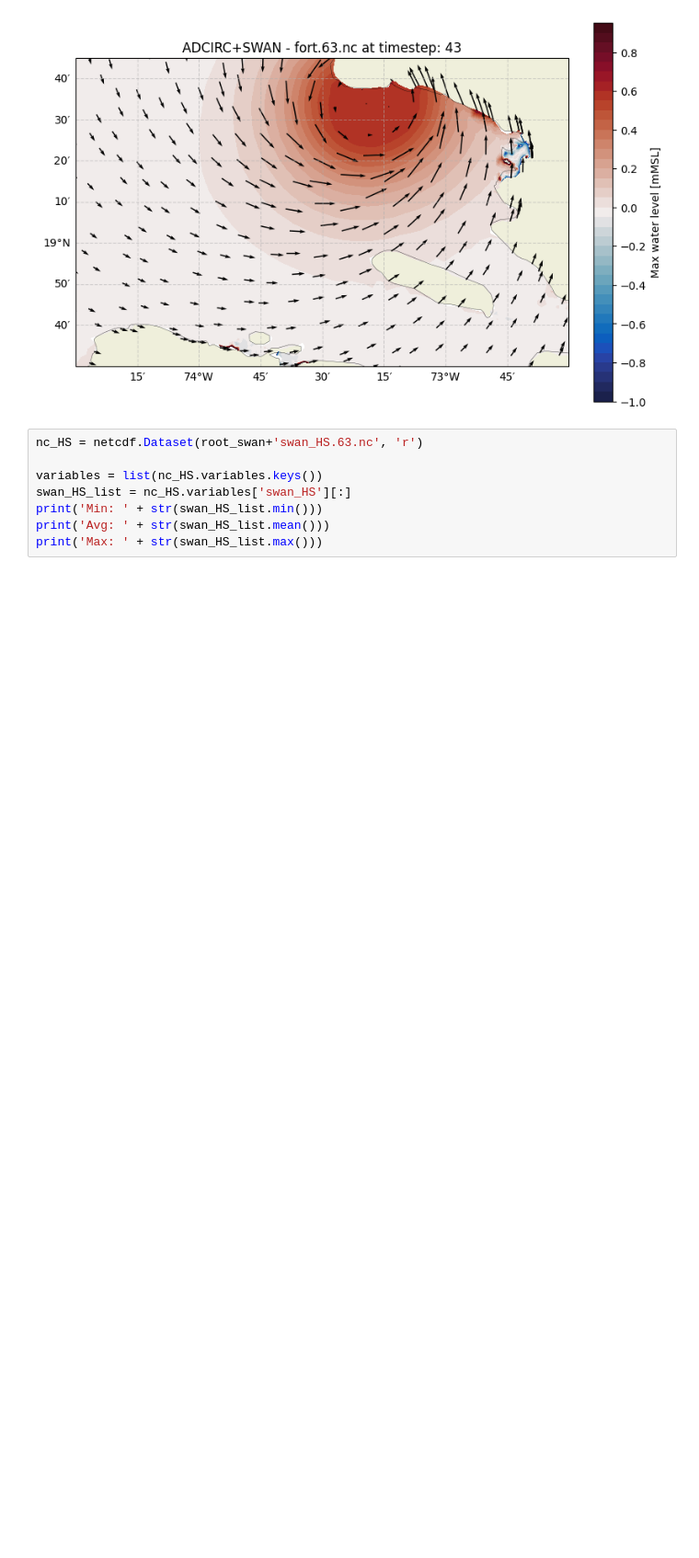
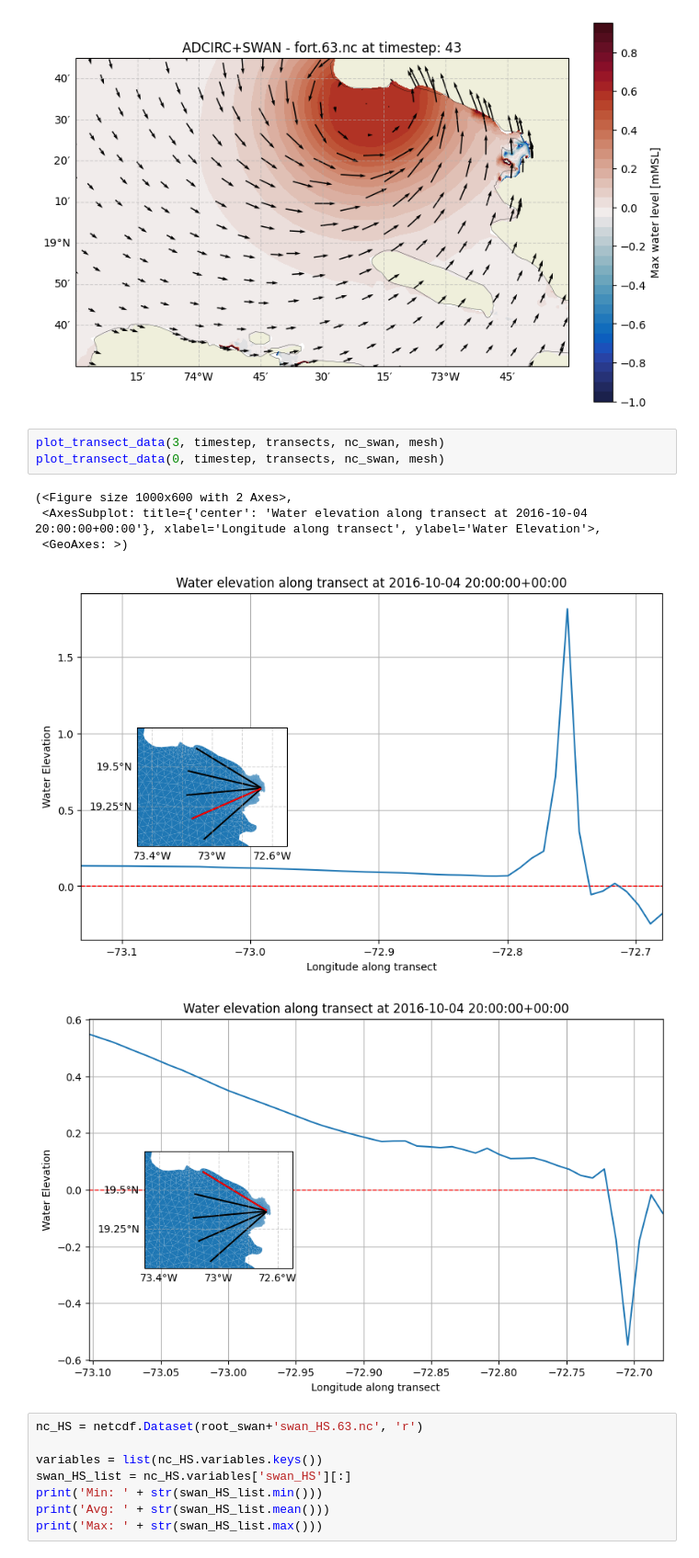
Before and after one commit to aesgeorges/LaGonaveFM, a Jupyter notebook: analysis/plot.ipynb, the cells around one changed output. Shown at 92% size. Cells and saved outputs as stored; diff of their text form; blank space fills up the shorter version.

```diff
--- a/analysis/plot.ipynb
+++ b/analysis/plot.ipynb
@@ -36,6 +69,15 @@ ax.set_title('ADCIRC+SWAN - fort.63.nc at timestep: '+str(timestep))
 # %% [output]
 Text(0.5, 1.0, 'ADCIRC+SWAN - fort.63.nc at timestep: 43')
 [figure]
+# %%
+plot_transect_data(3, timestep, transects, nc_swan, mesh)
+plot_transect_data(0, timestep, transects, nc_swan, mesh)
+# %% [output]
+(<Figure size 1000x600 with 2 Axes>,
+ <AxesSubplot: title={'center': 'Water elevation along transect at 2016-10-04 20:00:00+00:00'}, xlabel='Longitude along transect', ylabel='Water Elevation'>,
+ <GeoAxes: >)
+[figure, added]
+[figure, added]
 # %%
 nc_HS = netcdf.Dataset(root_swan+'swan_HS.63.nc', 'r')
 
```
Also changed, not shown: parts of 13 cells of this notebook, 25 other files.
